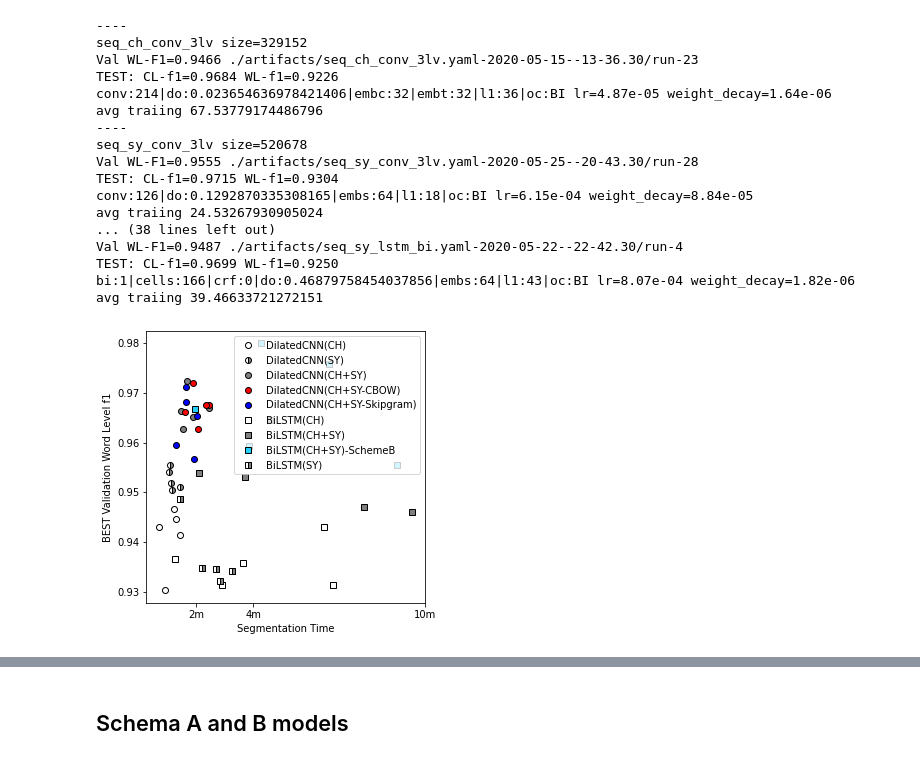
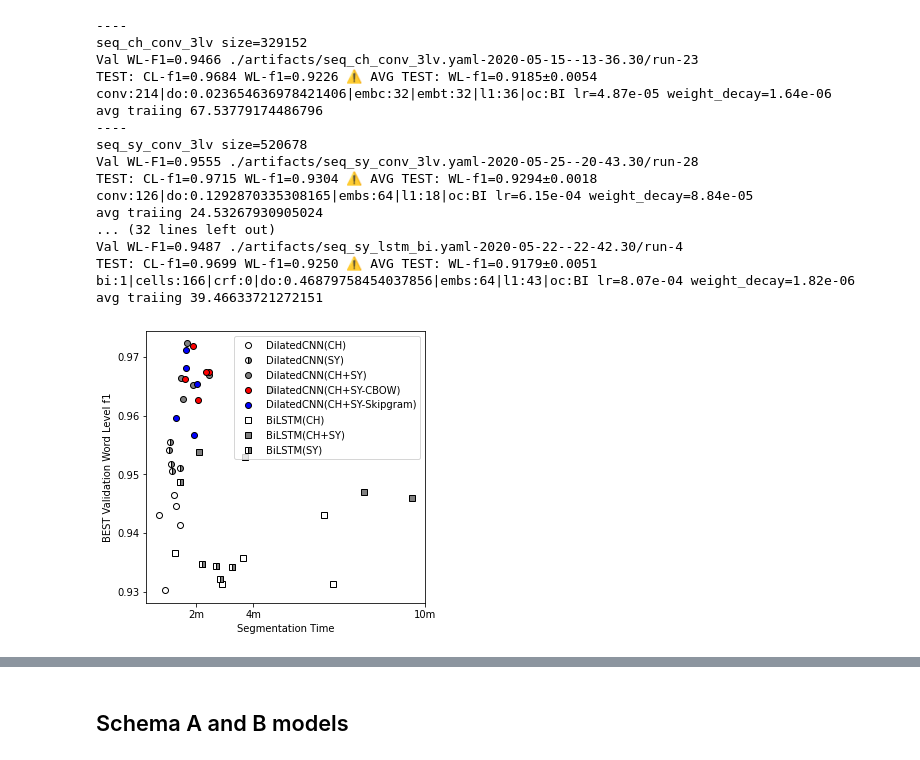
Before and after one commit to p16i/Syllable-based-Neural-Thai-Word-Segmentation, a Jupyter notebook: notebooks/viz-plot-hyperopt-results.ipynb, the cells around one changed output, grey strips where cells are left out. Cells and saved outputs as stored; diff of their text form; code cells hidden in the pictures.

```diff
--- a/notebooks/viz-plot-hyperopt-results.ipynb
+++ b/notebooks/viz-plot-hyperopt-results.ipynb
@@ -7,22 +7,25 @@ import numpy as np
 data = {
     "DilatedCNN(CH)": "../stats/seq_ch_conv_3lv.yaml-2020-05-15--13-36.30.csv",
     "DilatedCNN(SY)": "../stats/seq_sy_conv_3lv.yaml-2020-05-25--20-43.30.csv",
+    "DilatedCNN(SY)-SchemeA": "../stats/seq_sy_conv_3lv_scheme_a.yaml-2020-05-27--17-16.30.csv",
+    "DilatedCNN(SY)-SchemeB": "../stats/seq_sy_conv_3lv_scheme_b.yaml-2020-05-27--17-16.30.csv",
     "DilatedCNN(CH+SY)": "../stats/seq_sy_ch_conv_3lv.yaml-2020-05-15--22-41.30.csv",
+    "DilatedCNN-CRF(CH+SY)": "../stats/seq_sy_ch_conv_3lv_crf.yaml-2020-05-26--23-01.10.csv",
     "DilatedCNN(CH+SY-CBOW)": "../stats/seq_sy_ch_conv_3lv_cow.yaml-2020-05-25--22-45.30.csv",
     "DilatedCNN(CH+SY-Skipgram)": "../stats/seq_sy_ch_conv_3lv_skipgram.yaml-2020-05-25--22-46.30.csv",
     "DilatedCNN(CH+SY)-SchemeA": "../stats/seq_sy_ch_conv_3lv_scheme_a.yaml-2020-05-24--17-49.30.csv",
     "DilatedCNN(CH+SY)-SchemeB": "../stats/seq_sy_ch_conv_3lv_scheme_b.yaml-2020-05-24--17-49.30.csv",
-
 #     "UniLSTM(CH)": "../stats/seq_ch_lstm_uni.yaml-2020-05-16--10-14.30.csv",
     "BiLSTM(CH)": "../stats/seq_ch_lstm_bi.yaml-2020-05-22--22-42.30.csv",
     "BiLSTM(CH+SY)": "../stats/seq_sy_ch_lstm_bi.yaml-2020-05-22--22-42.30.csv",
     "BiLSTM(CH+SY)-SchemeA": "../stats/seq_sy_ch_lstm_scheme_a.yaml-2020-05-24--17-52.30.csv",
     "BiLSTM(CH+SY)-SchemeB": "../stats/seq_sy_ch_lstm_scheme_b.yaml-2020-05-24--17-52.30.csv",
-    "BiLSTM(CH+SY)-CRF": "../stats/seq_sy_ch_lstm_bi_crf.yaml-2020-05-23--13-12.10.csv",
+    "BiLSTM-CRF(CH+SY)": "../stats/seq_sy_ch_lstm_bi_crf.yaml-2020-05-23--13-12.10.csv",
     "BiLSTM(SY)": "../stats/seq_sy_lstm_bi.yaml-2020-05-22--22-42.30.csv",
+    "BiLSTM(SY)-SchemeA": "../stats/seq_sy_lstm_scheme_a.yaml-2020-05-27--17-17.30.csv",
+    "BiLSTM(SY)-SchemeB": "../stats/seq_sy_lstm_scheme_b.yaml-2020-05-27--17-17.30.csv",
 }
 # %%
-
 def marker(k):
     if "CNN" in k:
         return "o"
@@ -57,7 +60,12 @@ def plot_hyperopt(families, n=10):
 
         print(best_model["name"], "size=%d" % best_model["num_trainable_params"])
         print("Val WL-F1=%.4f" % best_model["best-val:word_level:f1"], best_model["best-val:model_path"])
-        print("TEST: CL-f1=%.4f" % best_model["best-test:char_level:f1"], "WL-f1=%.4f" % best_model["best-test:word_level:f1"])
+        print(
+            "TEST: CL-f1=%.4f" % best_model["best-test:char_level:f1"],
+            "WL-f1=%.4f" % best_model["best-test:word_level:f1"],
+            "⚠️ AVG TEST: WL-f1=%.4f±%.4f" % (df["best-test:word_level:f1"].mean(), df["best-test:word_level:f1"].std())
+        )
+
         print(best_model["params"], "lr=%.2e"%best_model["lr"], "weight_decay=%.2e" % best_model["weight_decay"],)
         print("avg traiing", df["training_took"].mean()/60)
         plt.plot(
@@ -84,36 +92,36 @@ def plot_hyperopt(families, n=10):
 #     deepcut_wlf1 = 0.96
 #     plt.text(8.6, deepcut_wlf1 + 0.005, "DeepCut (dummy)", style='italic')
 #     plt.axhline(deepcut_wlf1, ls="--", color="gray", lw=1, zorder=0)
 #     plt.legend(loc='center left', bbox_to_anchor=(1, 0.5))
     plt.legend()
 
 plot_hyperopt([
     "DilatedCNN(CH)",
     "DilatedCNN(SY)",
     "DilatedCNN(CH+SY)",
     "DilatedCNN(CH+SY-CBOW)",
     "DilatedCNN(CH+SY-Skipgram)",
     "BiLSTM(CH)",
     "BiLSTM(CH+SY)",
-    "BiLSTM(CH+SY)-SchemeB",
+
     "BiLSTM(SY)"
 ], n=5)
 # %% [output]
 ----
 seq_ch_conv_3lv size=329152
 Val WL-F1=0.9466 ./artifacts/seq_ch_conv_3lv.yaml-2020-05-15--13-36.30/run-23
-TEST: CL-f1=0.9684 WL-f1=0.9226
+TEST: CL-f1=0.9684 WL-f1=0.9226 ⚠️ AVG TEST: WL-f1=0.9185±0.0054
 conv:214|do:0.023654636978421406|embc:32|embt:32|l1:36|oc:BI lr=4.87e-05 weight_decay=1.64e-06
 avg traiing 67.53779174486796
 ----
 seq_sy_conv_3lv size=520678
 Val WL-F1=0.9555 ./artifacts/seq_sy_conv_3lv.yaml-2020-05-25--20-43.30/run-28
-TEST: CL-f1=0.9715 WL-f1=0.9304
+TEST: CL-f1=0.9715 WL-f1=0.9304 ⚠️ AVG TEST: WL-f1=0.9294±0.0018
 conv:126|do:0.1292870335308165|embs:64|l1:18|oc:BI lr=6.15e-04 weight_decay=8.84e-05
 avg traiing 24.53267930905024
-... (38 lines left out)
+... (32 lines left out)
 Val WL-F1=0.9487 ./artifacts/seq_sy_lstm_bi.yaml-2020-05-22--22-42.30/run-4
-TEST: CL-f1=0.9699 WL-f1=0.9250
+TEST: CL-f1=0.9699 WL-f1=0.9250 ⚠️ AVG TEST: WL-f1=0.9179±0.0051
 bi:1|cells:166|crf:0|do:0.46879758454037856|embs:64|l1:43|oc:BI lr=8.07e-04 weight_decay=1.82e-06
 avg traiing 39.46633721272151
-[figure, old version]
+[figure, new version]
```
Also changed, not shown: parts of 8 cells of this notebook, 1 other file.
